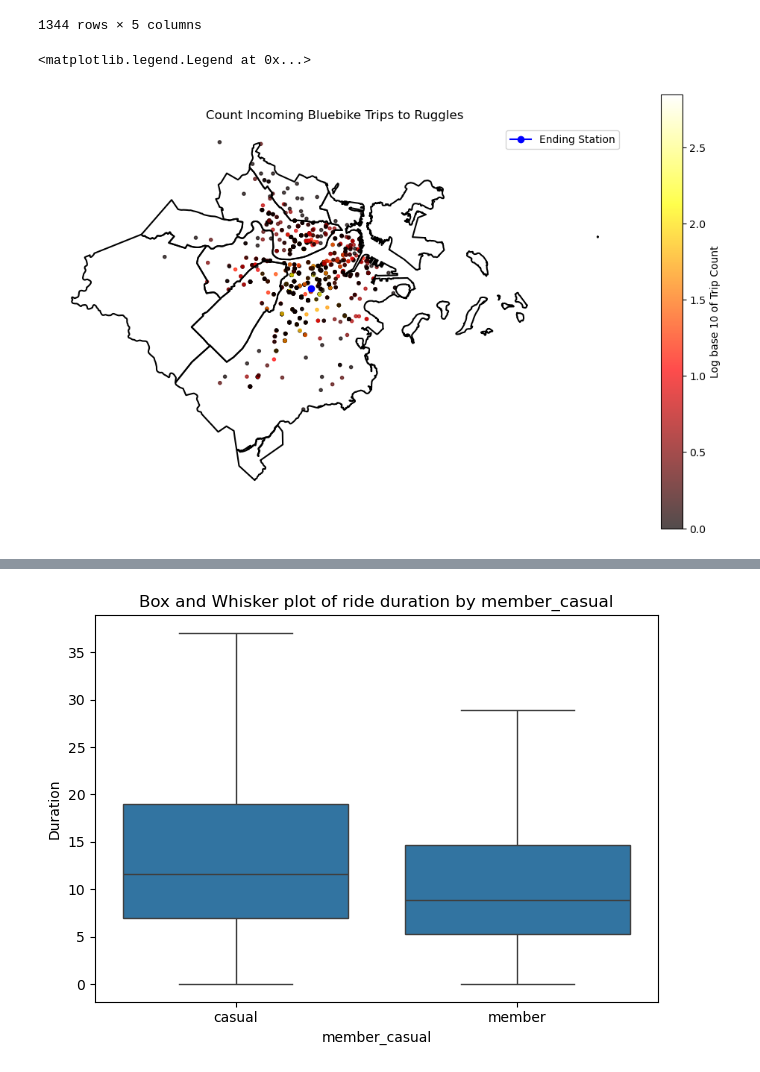
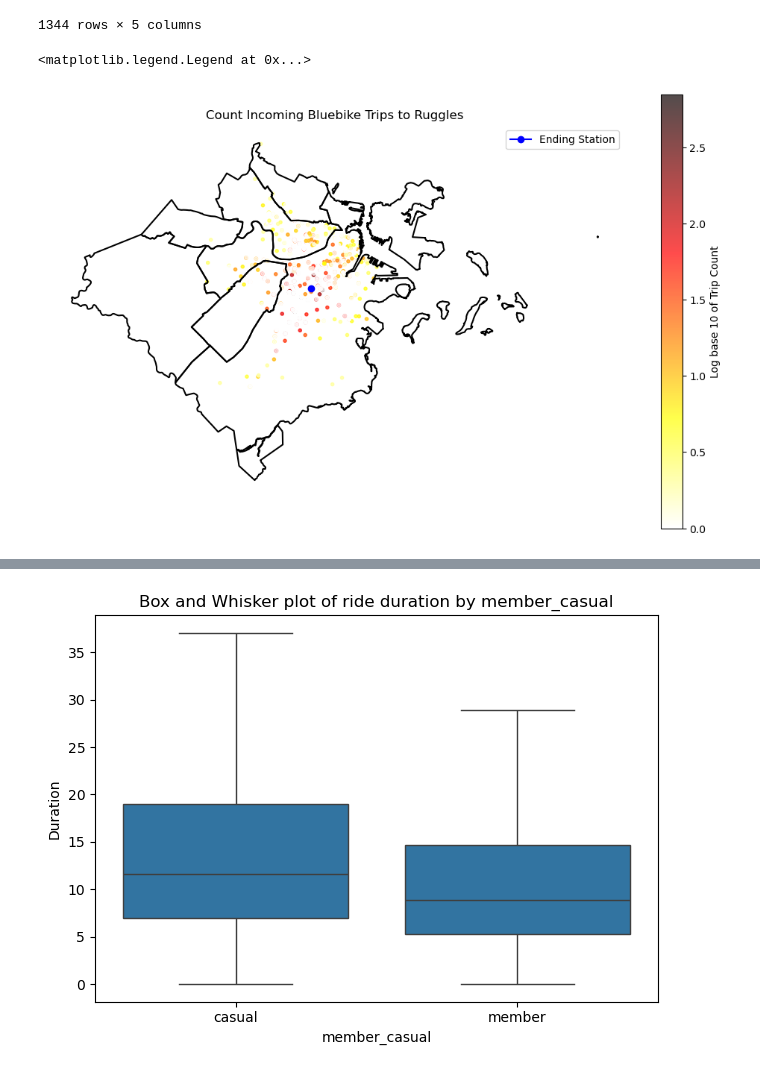
Before and after one commit to KenneDW/DS4200-Bike-Project, a Jupyter notebook: viz_experiments.ipynb, the cells around one changed output, grey strips where cells are left out. Saved outputs shown, nothing was run; the diff lists cells and outputs as text; code cells hidden in the pictures.

```diff
--- a/viz_experiments.ipynb
+++ b/viz_experiments.ipynb
@@ -150,16 +150,16 @@ trips2
 # %%
 fig, ax = plt.subplots(figsize = (10, 10))
 map.boundary.plot(ax = ax, facecolor = "none", color = "black")
-s = ax.scatter(trips2["start_lng"], trips2["start_lat"], marker = ".", alpha = 0.7, c = trips2["count_log"], cmap = "hot")
+s = ax.scatter(trips2["start_lng"], trips2["start_lat"], marker = ".", alpha = 0.7, c = trips2["count_log"], cmap = "hot_r")
 ax.plot(start["Long"], start["Lat"], marker = "o", color = "blue", label = "Ending Station")
 plt.colorbar(s, ax = ax, label = "Log base 10 of Trip Count", shrink = 0.6)
 plt.axis("off")
 plt.title("Count Incoming Bluebike Trips to Ruggles")
 plt.tight_layout()
 plt.legend()
 # %% [output]
 <matplotlib.legend.Legend at 0x...>
-[figure, old version]
+[figure, new version]
 # %%
 x_binding = alt.binding_radio(
     name='Select Category: ',
```
Also changed, not shown: parts of 2 cells of this notebook, 8 other files.
